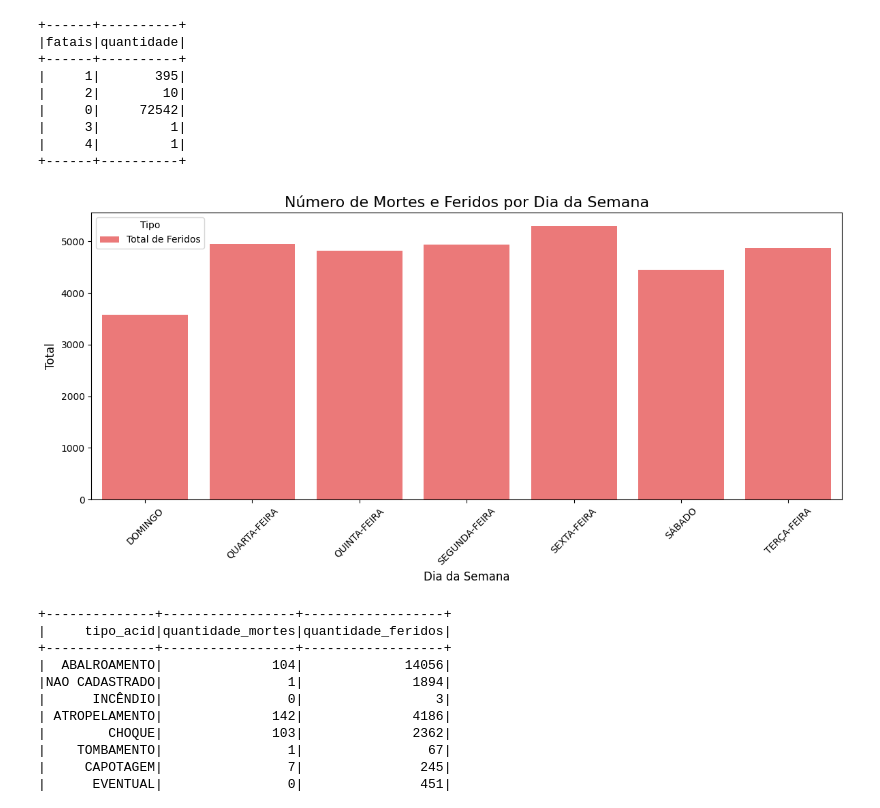
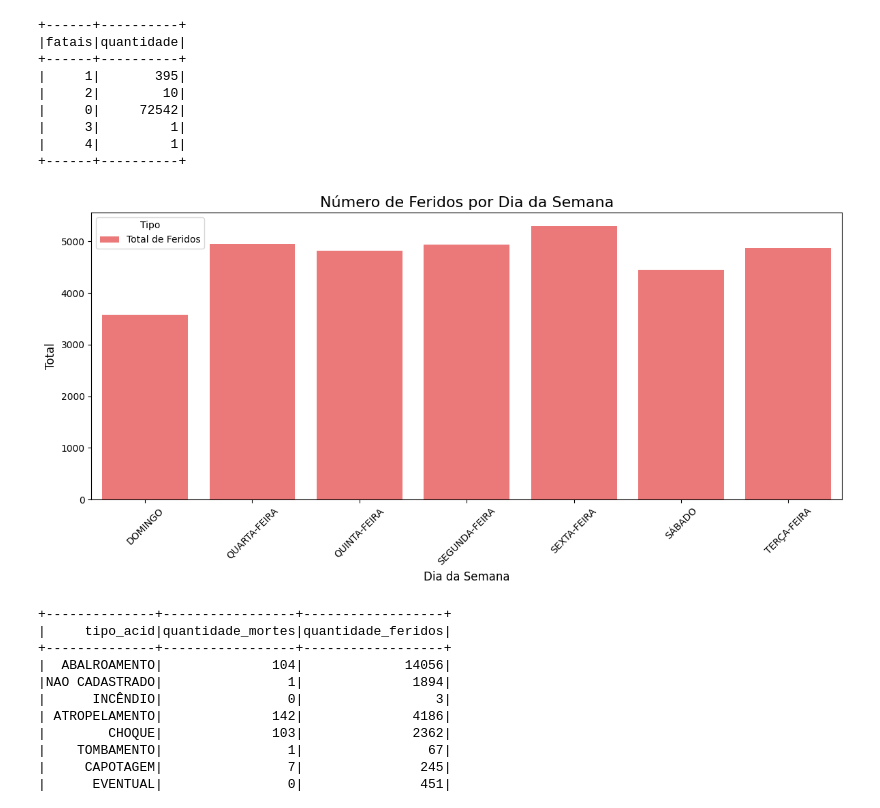
Before and after one commit to IgorCassolli/trabalho-pyspark, a Jupyter notebook: app.ipynb, the cells around one changed output. Drawn from its saved outputs; the diff is of its cells as text; code cells hidden in the pictures.

```diff
--- a/app.ipynb
+++ b/app.ipynb
@@ -167,18 +167,18 @@ spark.sql("SELECT fatais, count(acidentes_table.idacidente) as quantidade FROM a
 # %%
 # Gráfico para visualizar a quantidade de feridos por dia de semana
 df_grouped = df.groupby("dia_sem").agg({"feridos": "sum"}).reset_index()
 
 plt.figure(figsize=(12, 6))
 sns.barplot(data=df_grouped, x="dia_sem", y="feridos", color="red", alpha=0.6, label="Total de Feridos")
-plt.title("Número de Mortes e Feridos por Dia da Semana", fontsize=16)
+plt.title("Número de Feridos por Dia da Semana", fontsize=16)
 plt.xlabel("Dia da Semana", fontsize=12)
 plt.ylabel("Total", fontsize=12)
 plt.legend(title="Tipo", fontsize=10)
 plt.xticks(rotation=45)
 plt.tight_layout()
 plt.show()
 # %% [output]
-[figure, old version]
+[figure, new version]
 # %%
 # Select para visualizar a quantidade de feridos e de mortes por tipo de acidente
 spark.sql("SELECT tipo_acid, sum(acidentes_table.fatais) as quantidade_mortes, sum(acidentes_table.feridos) as quantidade_feridos"+
```
Also changed, not shown: parts of 2 cells of this notebook, 1 other file.
